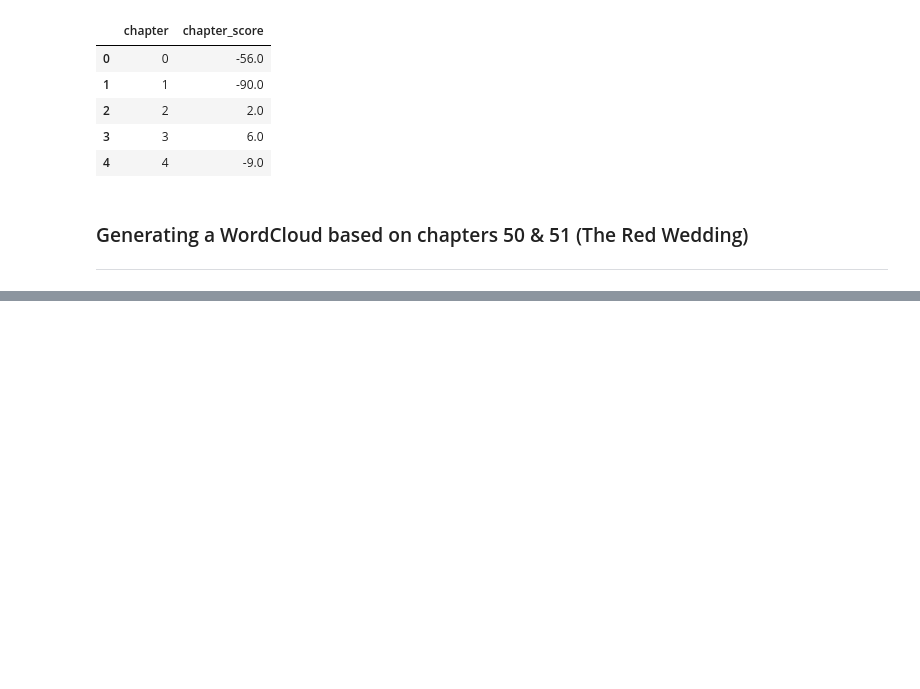
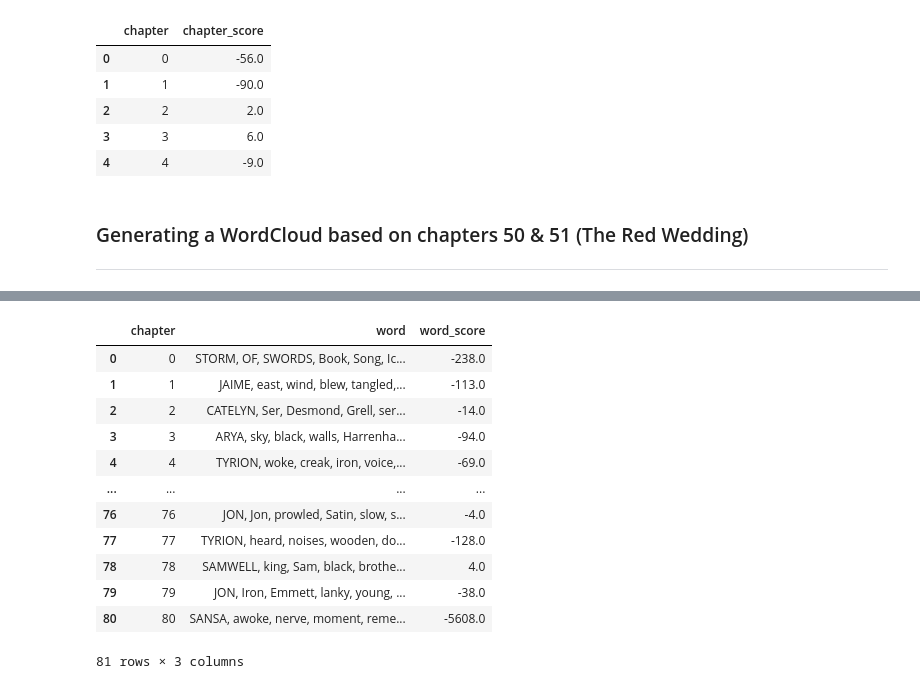
Before and after one commit to Suru-09/Data-Mining, a Jupyter notebook: notebooks/sentiment_analysis.ipynb, the cells around one changed output, grey strips where cells are left out. Drawn from its saved outputs; the diff is of its cells as text; code cells hidden in the pictures; blank space fills up the shorter version.

```diff
--- a/notebooks/sentiment_analysis.ipynb
+++ b/notebooks/sentiment_analysis.ipynb
@@ -170,0 +257,20 @@ plt.tight_layout(pad=0)
+# %%
+test_per_chapter_swords = swords_df_.groupby('chapter').agg({
+                             'word': ', '.join,
+                             'word_score':'sum' }).reset_index()
+test_per_chapter_swords[test_per_chapter_swords['chapter'] == 51]
+test_per_chapter_swords
+# %% [output]
+|  | chapter | word | word_score |
+| 0 | 0 | STORM, OF, SWORDS, Book, Song, Ic... | -238.0 |
+| 1 | 1 | JAIME, east, wind, blew, tangled,... | -113.0 |
+| 2 | 2 | CATELYN, Ser, Desmond, Grell, ser... | -14.0 |
+| 3 | 3 | ARYA, sky, black, walls, Harrenha... | -94.0 |
+| 4 | 4 | TYRION, woke, creak, iron, voice,... | -69.0 |
+| ... | ... | ... | ... |
+| 76 | 76 | JON, Jon, prowled, Satin, slow, s... | -4.0 |
+| 77 | 77 | TYRION, heard, noises, wooden, do... | -128.0 |
+| 78 | 78 | SAMWELL, king, Sam, black, brothe... | 4.0 |
+| 79 | 79 | JON, Iron, Emmett, lanky, young, ... | -38.0 |
+| 80 | 80 | SANSA, awoke, nerve, moment, reme... | -5608.0 |
+81 rows × 3 columns
```
Also changed, not shown: parts of 24 cells of this notebook, 1 other file.
